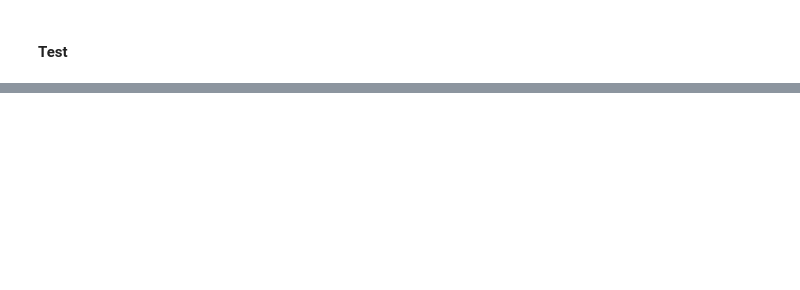
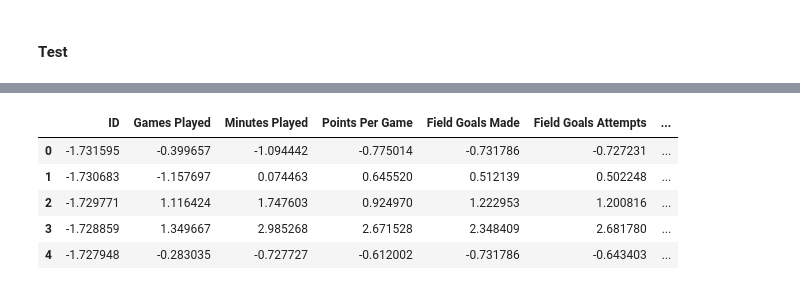
Before and after one commit to aprilgum/adv-dsi-2022-at1-grp4, a Jupyter notebook: nba-career-prediction/notebooks/at-group4-week1-prepare-data.ipynb, the cells around one changed output, grey strips where cells are left out. Cells and saved outputs as stored; diff of their text form; code cells hidden in the pictures; blank space fills up the shorter version.

```diff
--- a/nba-career-prediction/notebooks/at-group4-week1-prepare-data.ipynb
+++ b/nba-career-prediction/notebooks/at-group4-week1-prepare-data.ipynb
@@ -108,0 +220,31 @@ np.save('../data/processed/X_test',  X_test)
+# %%
+X_test = pd.DataFrame(X_test,
+             columns=['ID',
+                 'Games Played',
+    'Minutes Played',
+    'Points Per Game',
+    'Field Goals Made',
+    'Field Goals Attempts',
+    'Field Goals Percent',
+    '3Points Made',
+    '3Points Attempts',
+    '3Points Percent',
+    'Free Throw Made',
+    'Free Throw Attempts',
+    'Free Throw Percent',
+    'Offensive Rebounds',
+    'Defensive Rebounds',
+    'Rebounds',
+    'Assists',
+    'Steals',
+    'Blocks',
+    'Turnovers'])
+
+X_test.head()
+# %% [output]
+|  | ID | Games Played | Minutes Played | Points Per Game | Field Goals Made | Field Goals Attempts | ... |
+| 0 | -1.731595 | -0.399657 | -1.094442 | -0.775014 | -0.731786 | -0.727231 | ... |
+| 1 | -1.730683 | -1.157697 | 0.074463 | 0.645520 | 0.512139 | 0.502248 | ... |
+| 2 | -1.729771 | 1.116424 | 1.747603 | 0.924970 | 1.222953 | 1.200816 | ... |
+| 3 | -1.728859 | 1.349667 | 2.985268 | 2.671528 | 2.348409 | 2.681780 | ... |
+| 4 | -1.727948 | -0.283035 | -0.727727 | -0.612002 | -0.731786 | -0.643403 | ... |
```
Also changed, not shown: parts of 10 cells of this notebook, 2 other files.
